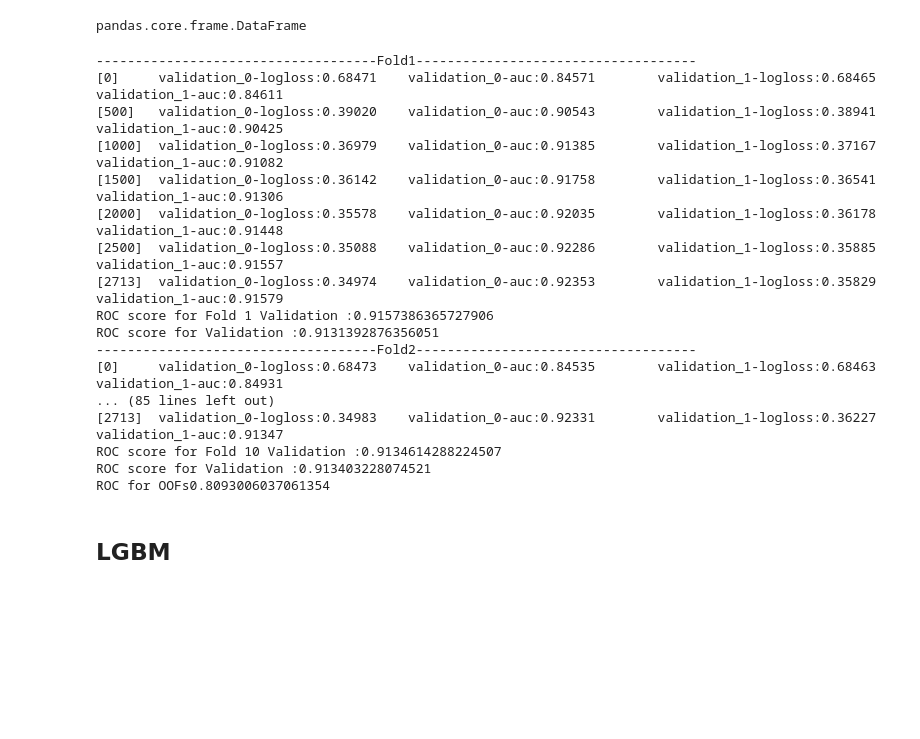
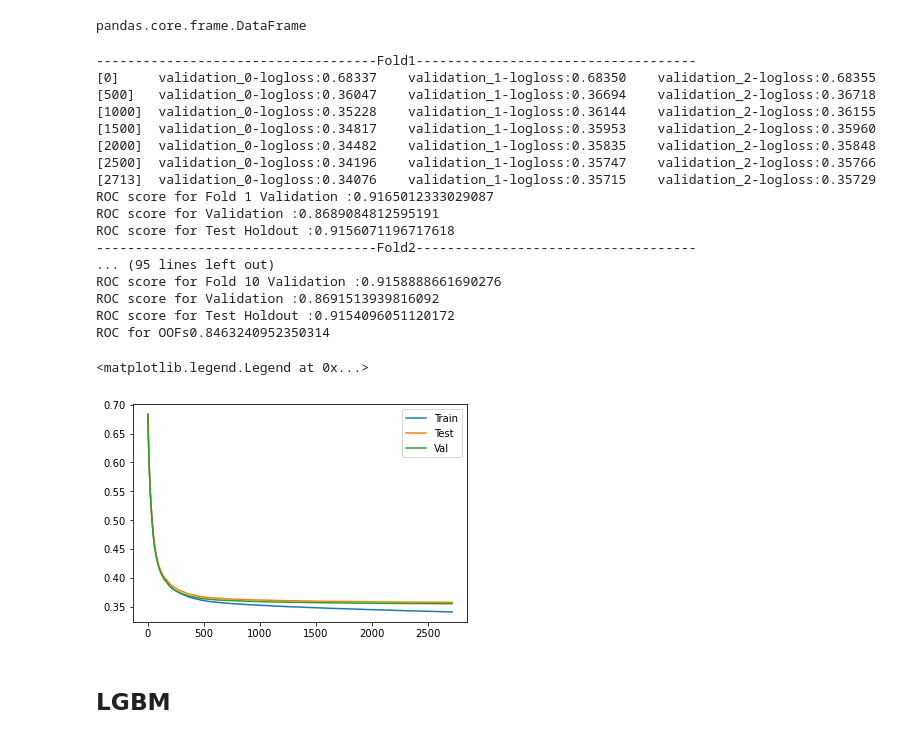
Before and after one commit to himanshubirla/JobaThon-Credit-Card, a Jupyter notebook: Scripts/Jobathon-Model.ipynb, the cells around one changed output. Saved outputs shown, nothing was run; the diff lists cells and outputs as text; code cells hidden in the pictures; blank space fills up the shorter version.

```diff
--- a/Scripts/Jobathon-Model.ipynb
+++ b/Scripts/Jobathon-Model.ipynb
@@ -54,32 +63,44 @@ xclf=xgbc(**params)
 
 
 
-fit_params={'eval_metric':['logloss','auc'],'verbose':500}
+fit_params={'eval_metric':['logloss'],'verbose':500}
 
-xgb_oofs,xgb_pred=run_gbm(clf=xclf,train=X,target=y,test=test,features=features,num_features=num_cols,fit_params=fit_params)
+xgb_oofs,xgb_pred=run_gbm(clf=xclf,train=train,target=target,test=test,features=features,num_features=num_cols,fit_params=fit_params,oversample=True)
 # %% [output]
 ------------------------------------Fold1------------------------------------
-[0]     validation_0-logloss:0.68471    validation_0-auc:0.84571        validation_1-logloss:0.68465    validation_1-auc:0.84611
-[500]   validation_0-logloss:0.39020    validation_0-auc:0.90543        validation_1-logloss:0.38941    validation_1-auc:0.90425
-[1000]  validation_0-logloss:0.36979    validation_0-auc:0.91385        validation_1-logloss:0.37167    validation_1-auc:0.91082
-[1500]  validation_0-logloss:0.36142    validation_0-auc:0.91758        validation_1-logloss:0.36541    validation_1-auc:0.91306
-[2000]  validation_0-logloss:0.35578    validation_0-auc:0.92035        validation_1-logloss:0.36178    validation_1-auc:0.91448
-[2500]  validation_0-logloss:0.35088    validation_0-auc:0.92286        validation_1-logloss:0.35885    validation_1-auc:0.91557
-[2713]  validation_0-logloss:0.34974    validation_0-auc:0.92353        validation_1-logloss:0.35829    validation_1-auc:0.91579
-ROC score for Fold 1 Validation :0.9157386365727906
-ROC score for Validation :0.9131392876356051
+[0]     validation_0-logloss:0.68337    validation_1-logloss:0.68350    validation_2-logloss:0.68355
+[500]   validation_0-logloss:0.36047    validation_1-logloss:0.36694    validation_2-logloss:0.36718
+[1000]  validation_0-logloss:0.35228    validation_1-logloss:0.36144    validation_2-logloss:0.36155
+[1500]  validation_0-logloss:0.34817    validation_1-logloss:0.35953    validation_2-logloss:0.35960
+[2000]  validation_0-logloss:0.34482    validation_1-logloss:0.35835    validation_2-logloss:0.35848
+[2500]  validation_0-logloss:0.34196    validation_1-logloss:0.35747    validation_2-logloss:0.35766
+[2713]  validation_0-logloss:0.34076    validation_1-logloss:0.35715    validation_2-logloss:0.35729
+ROC score for Fold 1 Validation :0.9165012333029087
+ROC score for Validation :0.8689084812595191
+ROC score for Test Holdout :0.9156071196717618
 ------------------------------------Fold2------------------------------------
-[0]     validation_0-logloss:0.68473    validation_0-auc:0.84535        validation_1-logloss:0.68463    validation_1-auc:0.84931
-... (85 lines left out)
-[2713]  validation_0-logloss:0.34983    validation_0-auc:0.92331        validation_1-logloss:0.36227    validation_1-auc:0.91347
-ROC score for Fold 10 Validation :0.9134614288224507
-ROC score for Validation :0.913403228074521
-ROC for OOFs0.8093006037061354
+... (95 lines left out)
+ROC score for Fold 10 Validation :0.9158888661690276
+ROC score for Validation :0.8691513939816092
+ROC score for Test Holdout :0.9154096051120172
+ROC for OOFs0.8463240952350314
 # %%
 xgb_oofs=pd.DataFrame([xgb_oofs],index=['lgbm_oofs']).T
 xgb_pred=pd.DataFrame([xgb_pred],index=['xgb_pred']).T
 xgb_oofs.to_csv('xgb_oofs.csv',index=False)
 xgb_pred.to_csv('xgb_pred.csv',index=False)
+# %%
+train_loss=xclf.evals_result_['validation_0']['logloss']
+test_loss=xclf.evals_result_['validation_1']['logloss']
+val_loss=xclf.evals_result_['validation_2']['logloss']
+# %%
+plt.plot(train_loss,label='Train')
+plt.plot(test_loss,label='Test')
+plt.plot(val_loss,label='Val')
+plt.legend()
+# %% [output]
+<matplotlib.legend.Legend at 0x...>
+[figure, added]
 # %% [markdown]
 ## LGBM
 # %%
```
Also changed, not shown: parts of 10 cells of this notebook, 8 other files.
